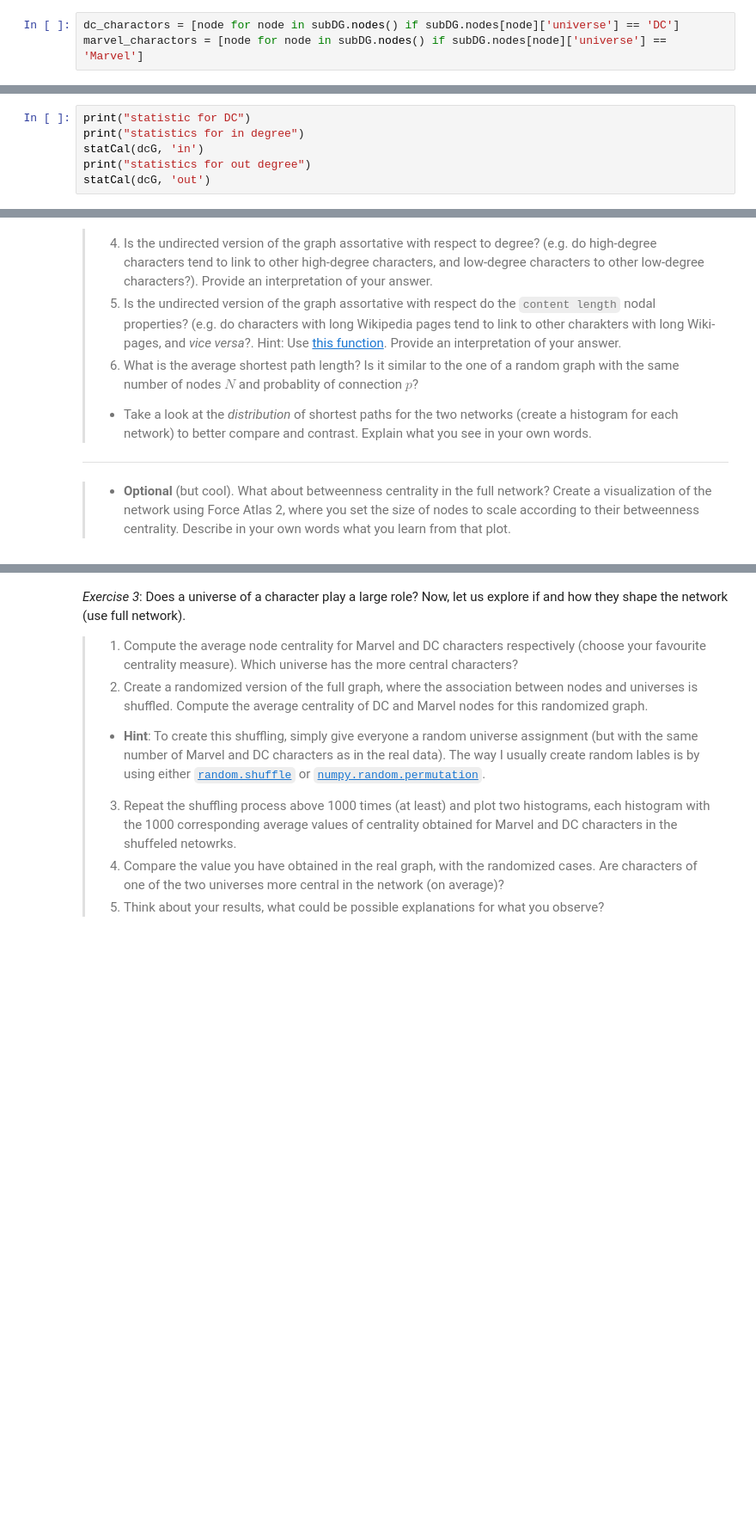
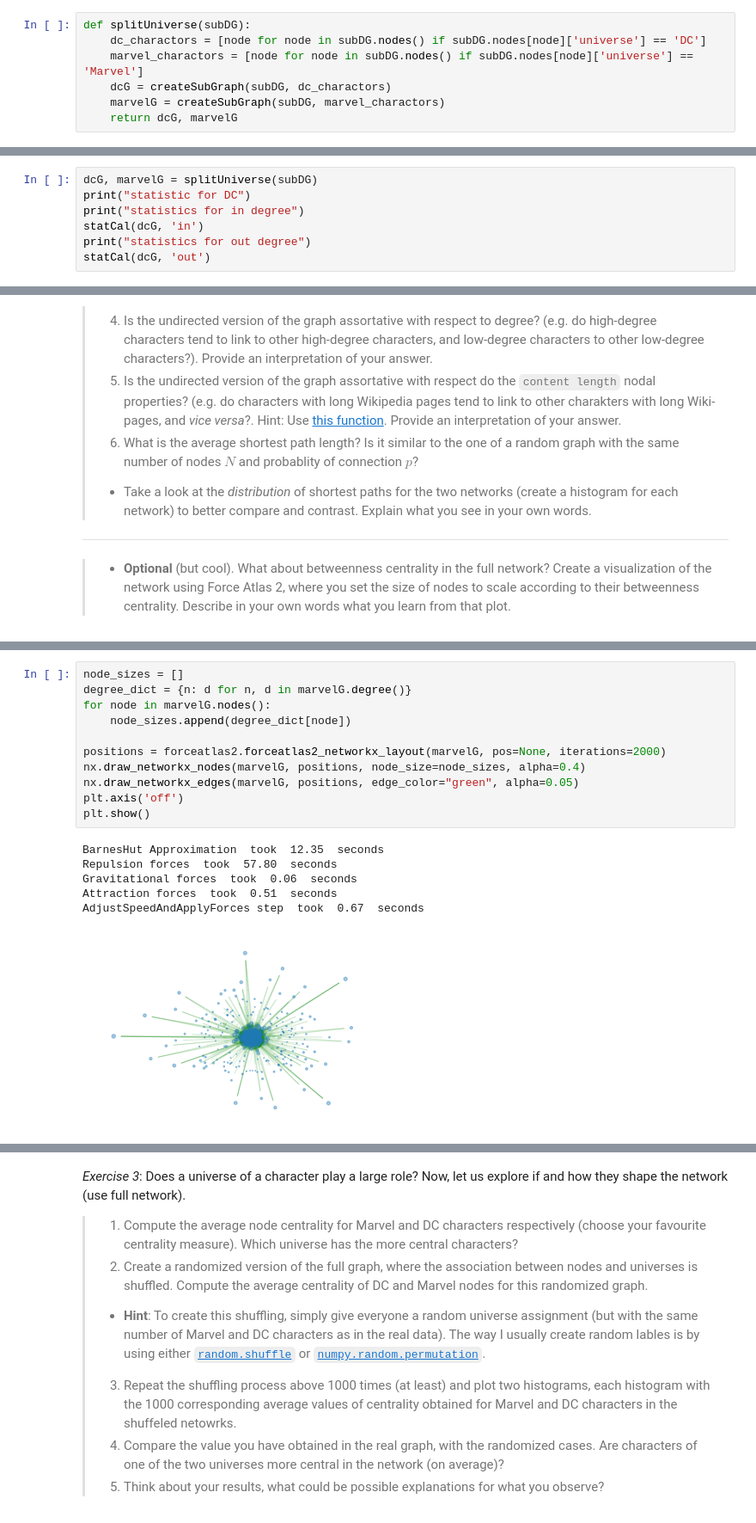
Before and after one commit to Narcissist1/socialgraphs2020, a Jupyter notebook: lectures/Week5.ipynb, the cells around one changed output, grey strips where cells are left out. Shown at 86% size. Saved outputs shown, nothing was run; the diff lists cells and outputs as text; blank space fills up the shorter version.

```diff
--- a/lectures/Week5.ipynb
+++ b/lectures/Week5.ipynb
@@ -311,5 +313,9 @@ maximum 73
 # %% [markdown]
 The average degree value of in and out degree are roughly the same, they have the same mode value and minimum value, however, the maximum value of in degree is larger than the out degree which indicates that usually there will be more citations coming from other pages to one, instead of one refering other pages.
 # %%
-dc_charactors = [node for node in subDG.nodes() if subDG.nodes[node]['universe'] == 'DC']
-marvel_charactors = [node for node in subDG.nodes() if subDG.nodes[node]['universe'] == 'Marvel']
+def splitUniverse(subDG):
+    dc_charactors = [node for node in subDG.nodes() if subDG.nodes[node]['universe'] == 'DC']
+    marvel_charactors = [node for node in subDG.nodes() if subDG.nodes[node]['universe'] == 'Marvel']
+    dcG = createSubGraph(subDG, dc_charactors)
+    marvelG = createSubGraph(subDG, marvel_charactors)
+    return dcG, marvelG
@@ -319,4 +322,5 @@ marvelG = createSubGraph(subDG, marvel_charactors)
 # %%
+dcG, marvelG = splitUniverse(subDG)
 print("statistic for DC")
 print("statistics for in degree")
 statCal(dcG, 'in')
@@ -456,0 +475,18 @@ Now let's dig in and try to understand more about the network using more advance
+# %%
+node_sizes = []
+degree_dict = {n: d for n, d in marvelG.degree()}
+for node in marvelG.nodes():
+    node_sizes.append(degree_dict[node])
+
+positions = forceatlas2.forceatlas2_networkx_layout(marvelG, pos=None, iterations=2000)
+nx.draw_networkx_nodes(marvelG, positions, node_size=node_sizes, alpha=0.4)
+nx.draw_networkx_edges(marvelG, positions, edge_color="green", alpha=0.05)
+plt.axis('off')
+plt.show()
+# %% [output]
+BarnesHut Approximation  took  12.35  seconds
+Repulsion forces  took  57.80  seconds
+Gravitational forces  took  0.06  seconds
+Attraction forces  took  0.51  seconds
+AdjustSpeedAndApplyForces step  took  0.67  seconds
+[figure, added]
```
Also changed, not shown: parts of 66 cells of this notebook.
